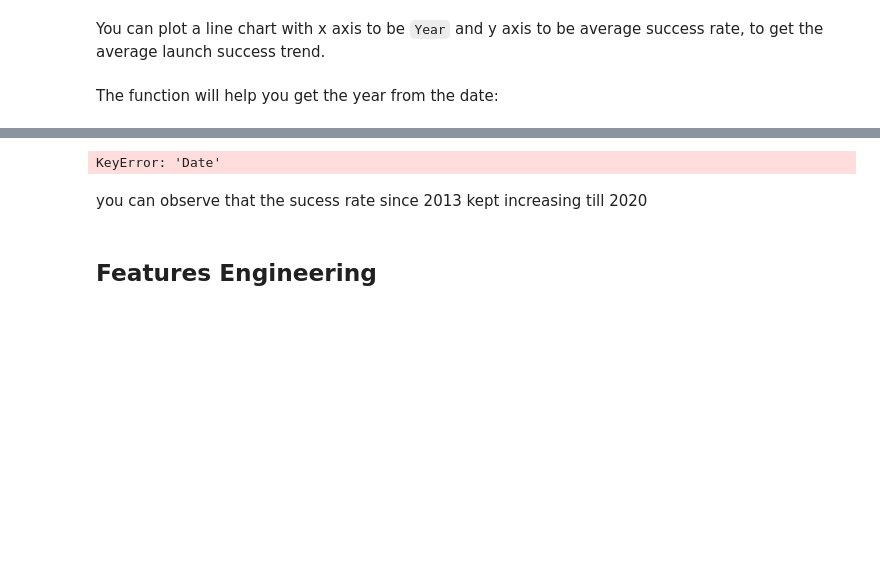
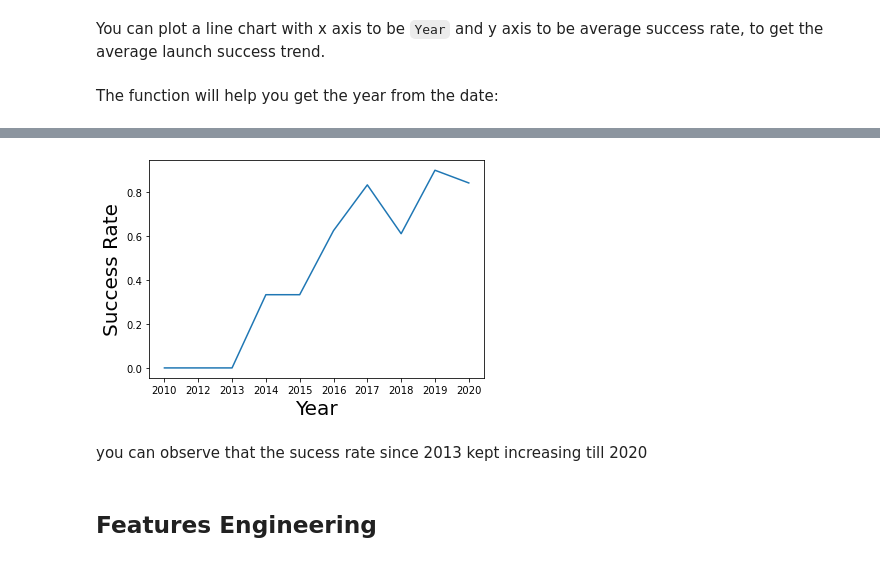
Before and after one commit to shereekidson/edxcapstonerepo, a Jupyter notebook: jupyter-labs-eda-dataviz.ipynb, the cells around one changed output, grey strips where cells are left out. Saved outputs shown, nothing was run; the diff lists cells and outputs as text; code cells hidden in the pictures; blank space fills up the shorter version.

```diff
--- a/jupyter-labs-eda-dataviz.ipynb
+++ b/jupyter-labs-eda-dataviz.ipynb
@@ -167,3 +167,7 @@ def Extract_year(date):
     for i in df["Date"]:
         year.append(i.split("-")[0])
     return year
+
+Extract_year('')
+df["Year"]=year
+df.head()
@@ -170,12 +181,13 @@ def Extract_year(date):
 # %%
 # Plot a line chart with x axis to be the extracted year and y axis to be the success rate
-import datetime as dt
-from datetime import timedelta
-dfy = df.groupby(['Date'])['Class'].mean()
-dfy['year'] = dfy['Date'].split('-')
-year,month,date=dfy['year'].split('-')
+dfy = df.groupby(['Year'])['Class'].mean().reset_index(name ='Mean')
+dfy
+plt.plot(dfy['Year'], dfy['Mean'])
+plt.xlabel("Year",fontsize=20)
+plt.ylabel("Success Rate",fontsize=20)
+plt.show()
 # %% [output]
-KeyError: 'Date'
+[figure, added]
 # %% [markdown]
 you can observe that the sucess rate since 2013 kept increasing till 2020
 # %% [markdown]
```
Also changed, not shown: parts of 1 cell of this notebook.
